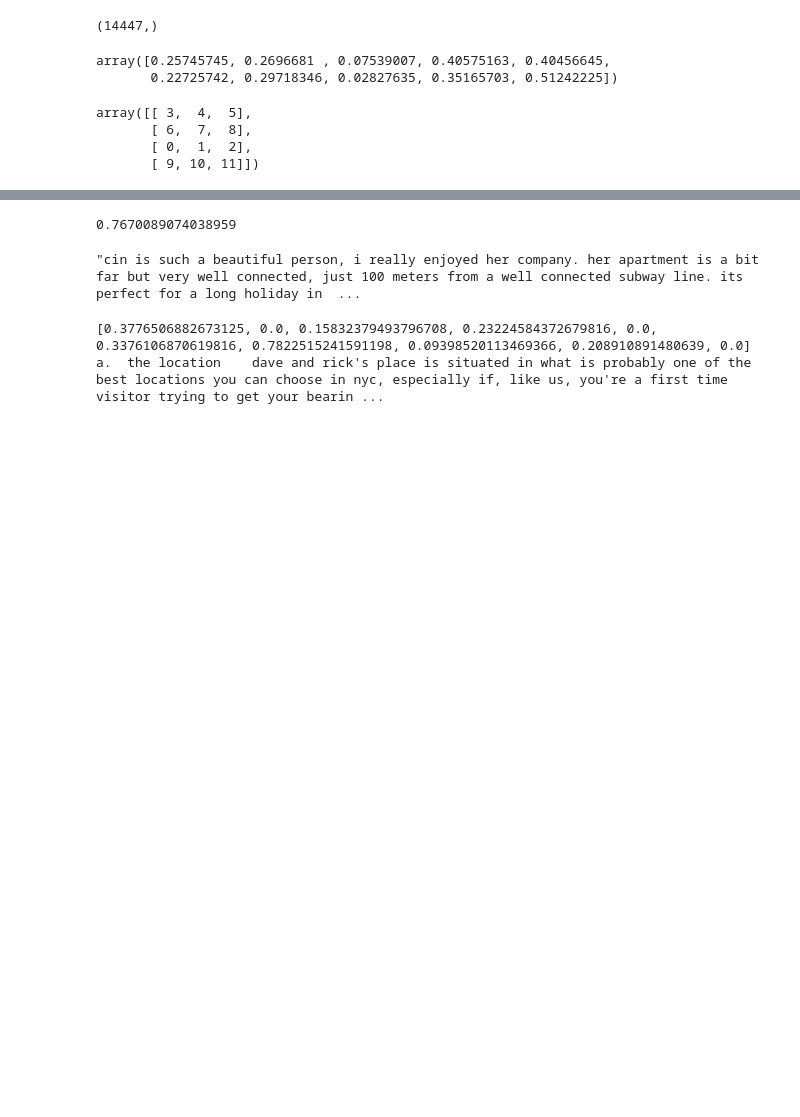
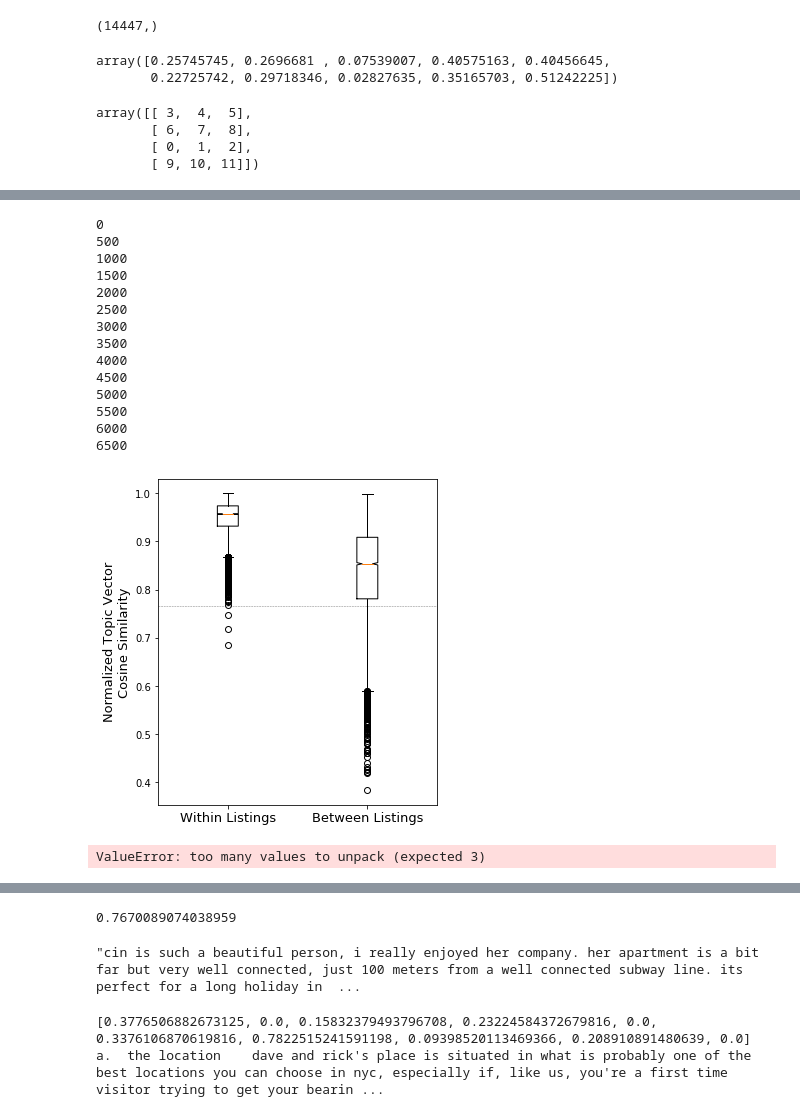
Before and after one commit to bdferris642/airbnb_insight, a Jupyter notebook: Topic Analysis.ipynb, the cells around one changed output, grey strips where cells are left out. Drawn from its saved outputs; the diff is of its cells as text; code cells hidden in the pictures; blank space fills up the shorter version.

```diff
--- a/Topic Analysis.ipynb
+++ b/Topic Analysis.ipynb
@@ -1109,0 +1341,20 @@ plt.gca().axhline(0.7670089074038959, ls='--', lw=0.5, alpha=0.5, c='k')
+# %%
+flat_df, sw40, sb40 = evaluate_topics(fdf = flat_df, lda_dict = lda08_st10_sb1000_dict,
+      n_revs_per_listing= n_revs_per_listing, min_revs= 10, corpus_key_name='corpus08_st10_sb1000')
+# %% [output]
+0
+500
+1000
+1500
+2000
+2500
+3000
+3500
+4000
+4500
+5000
+5500
+6000
+6500
+[figure, added]
+ValueError: too many values to unpack (expected 3)
```
Also changed, not shown: parts of 72 cells of this notebook, 10 other files.
